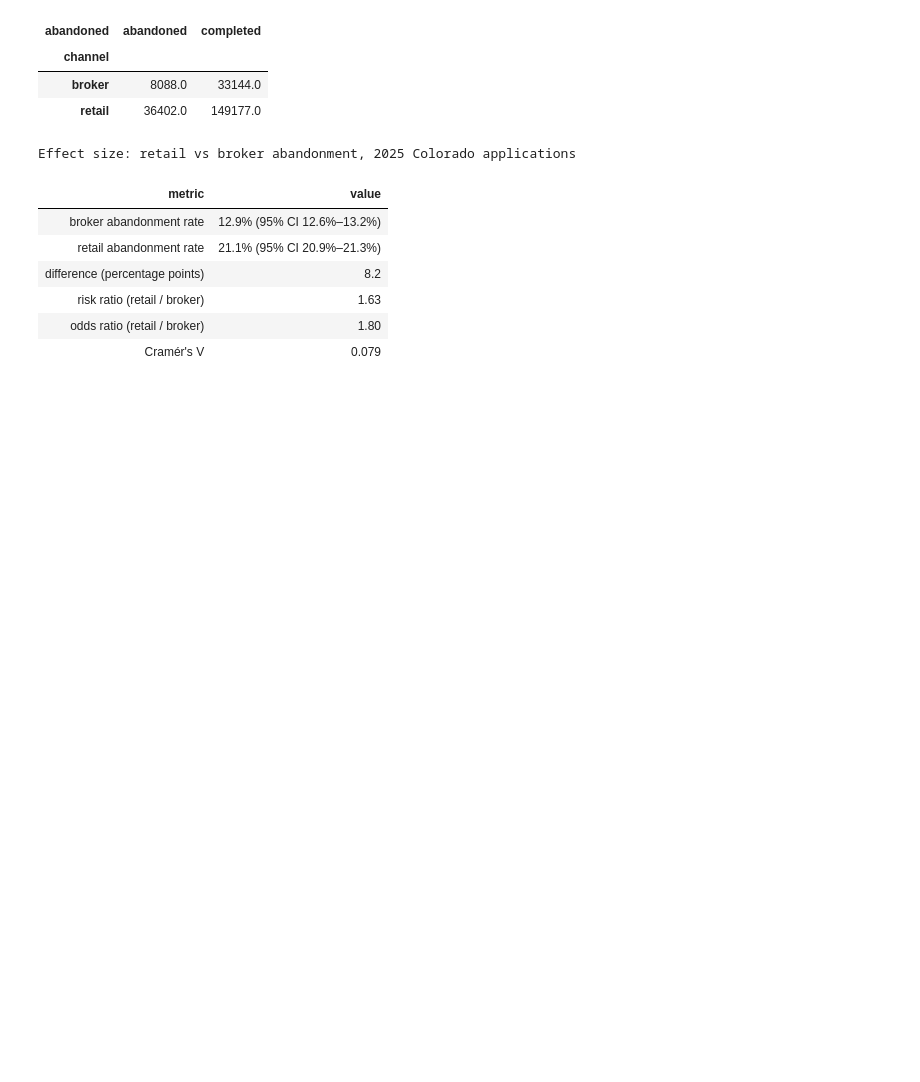
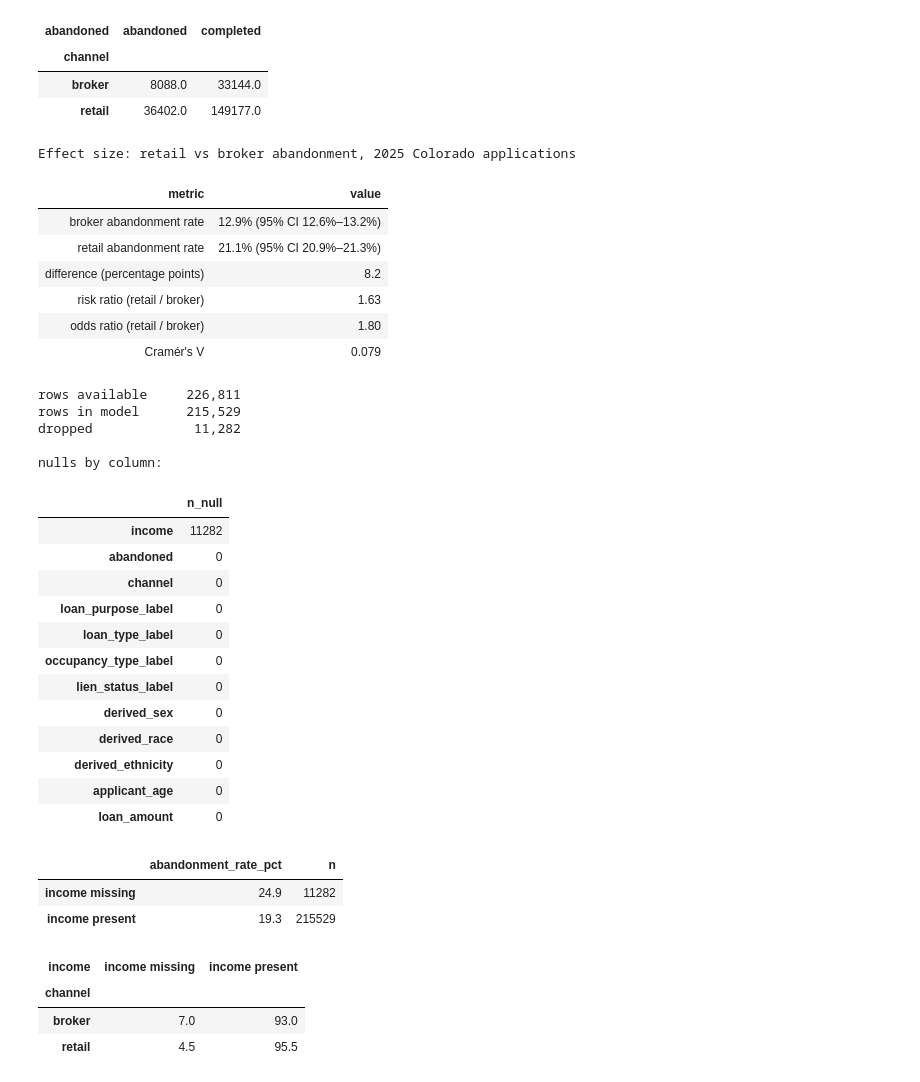
Before and after one commit to aidaubinazhit/hmda-abandonment, a Jupyter notebook: notebooks/01-explore.ipynb, the cells around one changed output. Cells and saved outputs as stored; diff of their text form; code cells hidden in the pictures; blank space fills up the shorter version.

```diff
--- a/notebooks/01-explore.ipynb
+++ b/notebooks/01-explore.ipynb
@@ -533,3 +538,72 @@ Effect size: retail vs broker abandonment, 2025 Colorado applications
 | risk ratio (retail / broker) | 1.63 |
 | odds ratio (retail / broker) | 1.80 |
 | Cramér's V | 0.079 |
+# %%
+model_vars = [
+    "abandoned",
+    "channel",
+    "loan_purpose_label",
+    "loan_type_label",
+    "occupancy_type_label",
+    "lien_status_label",
+    "derived_sex",
+    "derived_race",
+    "derived_ethnicity",
+    "applicant_age",
+    "income",
+    "loan_amount",
+]
+
+retail_broker_all = df.loc[df["channel"].isin(["retail", "broker"])]
+model_df = retail_broker_all[model_vars].dropna().copy()
+
+print(f"rows available  {len(retail_broker_all):>10,}")
+print(f"rows in model   {len(model_df):>10,}")
+print(f"dropped         {len(retail_broker_all) - len(model_df):>10,}")
+print()
+print("nulls by column:")
+retail_broker_all[model_vars].isna().sum().sort_values(ascending=False).to_frame("n_null")
+# %% [output]
+rows available     226,811
+rows in model      215,529
+dropped             11,282
+
+nulls by column:
+|  | n_null |
+| income | 11282 |
+| abandoned | 0 |
+| channel | 0 |
+| loan_purpose_label | 0 |
+| loan_type_label | 0 |
+| occupancy_type_label | 0 |
+| lien_status_label | 0 |
+| derived_sex | 0 |
+| derived_race | 0 |
+| derived_ethnicity | 0 |
+| applicant_age | 0 |
+| loan_amount | 0 |
+# %%
+missing_income = retail_broker_all["income"].isna()
+
+pd.DataFrame({
+    "abandonment_rate_pct": [
+        retail_broker_all.loc[missing_income, "abandoned"].mean() * 100,
+        retail_broker_all.loc[~missing_income, "abandoned"].mean() * 100,
+    ],
+    "n": [missing_income.sum(), (~missing_income).sum()],
+}, index=["income missing", "income present"]).round(1)
+# %% [output]
+|  | abandonment_rate_pct | n |
+| income missing | 24.9 | 11282 |
+| income present | 19.3 | 215529 |
+# %%
+pd.crosstab(
+    retail_broker_all["channel"],
+    missing_income.map({True: "income missing", False: "income present"}),
+    normalize="index",
+).mul(100).round(1)
+# %% [output]
+| income | income missing | income present |
+| channel |  |  |
+| broker | 7.0 | 93.0 |
+| retail | 4.5 | 95.5 |
```
Also changed, not shown: parts of 15 cells of this notebook.
